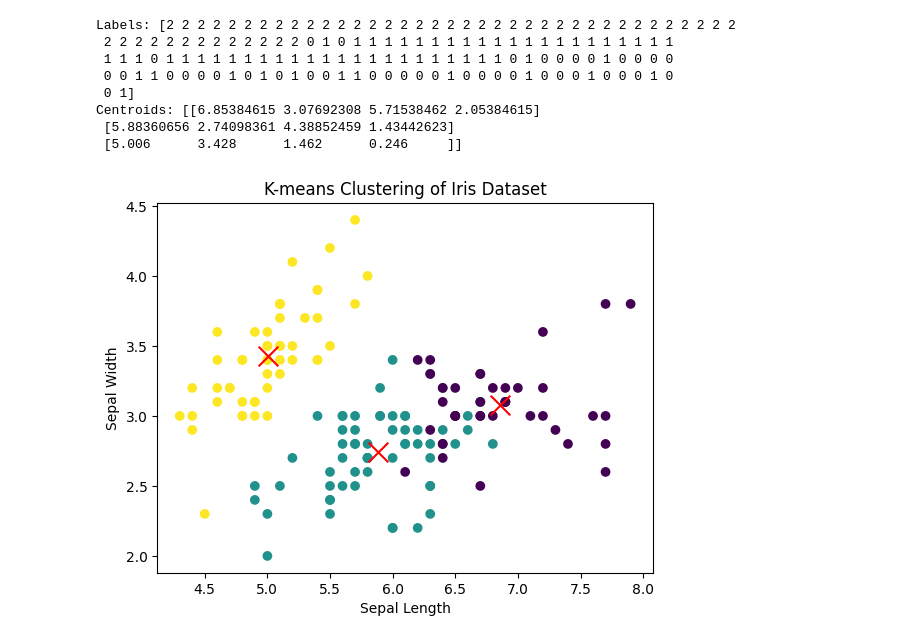
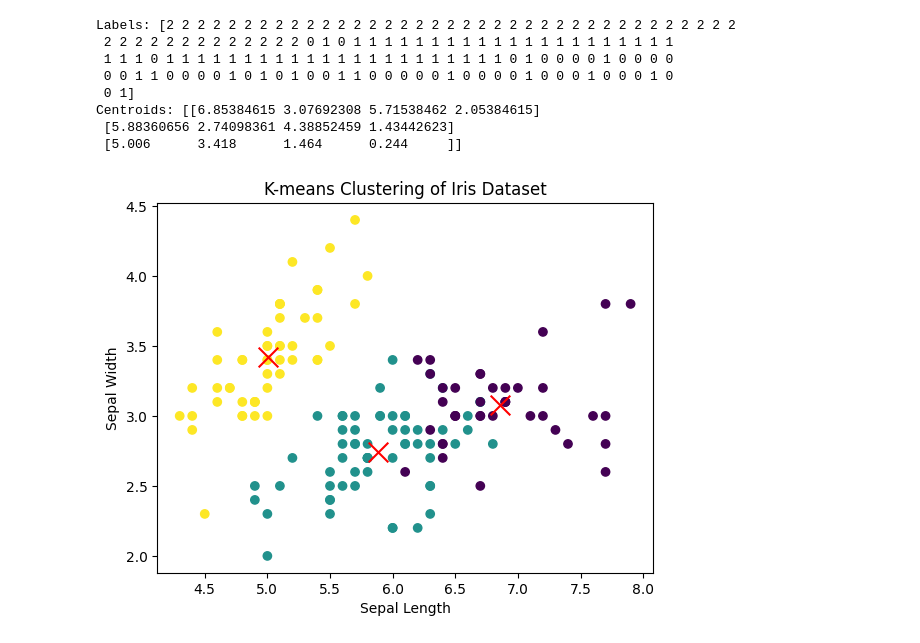
Before and after one commit to shivkaraman/mlLab, a Jupyter notebook: 08_K means.ipynb, the cells around one changed output. Saved outputs shown, nothing was run; the diff lists cells and outputs as text; code cells hidden in the pictures.

```diff
--- a/08_K means.ipynb
+++ b/08_K means.ipynb
@@ -1,7 +1,7 @@
 # %%
 import numpy as np
+import pandas as pd
 import matplotlib.pyplot as plt
-from sklearn.datasets import load_iris
 
 def kmeans(X, K, max_iters=100):
     # Use the first K data points as the initial centroids
@@ -20,34 +20,34 @@ def kmeans(X, K, max_iters=100):
 
         centroids = new_centroids
 
     return labels, centroids
 
 # Load the Iris dataset
-iris = load_iris()
-X = iris.data
+data = pd.read_csv('Iris.csv')
+X = data.drop('species', axis=1).values
 
 # Perform K-means clustering
 K = 3
 labels, centroids = kmeans(X, K)
 
 # Print the resulting labels and centroids
 print("Labels:", labels)
 print("Centroids:", centroids)
 
 # Plot the clusters
 plt.scatter(X[:, 0], X[:, 1], c=labels)
 plt.scatter(centroids[:, 0], centroids[:, 1], marker='x', color='red', s=200)
 plt.xlabel('Sepal Length')
 plt.ylabel('Sepal Width')
 plt.title('K-means Clustering of Iris Dataset')
 plt.show()
 # %% [output]
 Labels: [2 2 2 2 2 2 2 2 2 2 2 2 2 2 2 2 2 2 2 2 2 2 2 2 2 2 2 2 2 2 2 2 2 2 2 2 2
  2 2 2 2 2 2 2 2 2 2 2 2 2 0 1 0 1 1 1 1 1 1 1 1 1 1 1 1 1 1 1 1 1 1 1 1 1
  1 1 1 0 1 1 1 1 1 1 1 1 1 1 1 1 1 1 1 1 1 1 1 1 1 1 0 1 0 0 0 0 1 0 0 0 0
  0 0 1 1 0 0 0 0 1 0 1 0 1 0 0 1 1 0 0 0 0 0 1 0 0 0 0 1 0 0 0 1 0 0 0 1 0
  0 1]
 Centroids: [[6.85384615 3.07692308 5.71538462 2.05384615]
  [5.88360656 2.74098361 4.38852459 1.43442623]
- [5.006      3.428      1.462      0.246     ]]
+ [5.006      3.418      1.464      0.244     ]]
-[figure, old version]
+[figure, new version]
```
